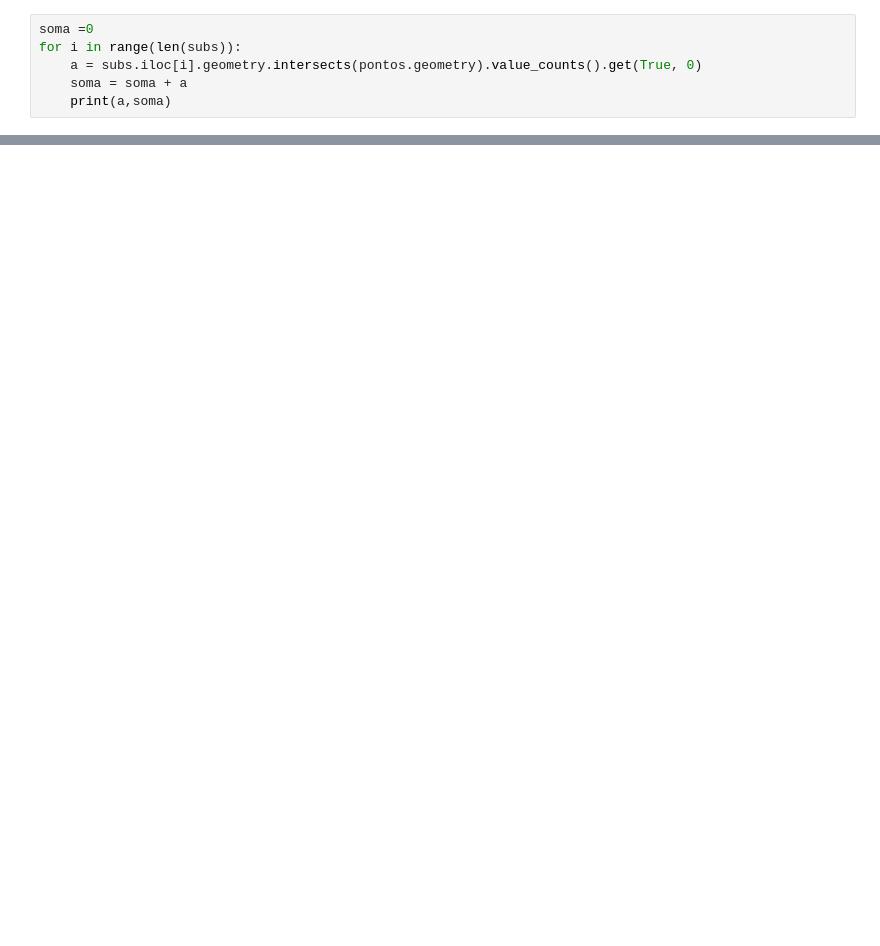
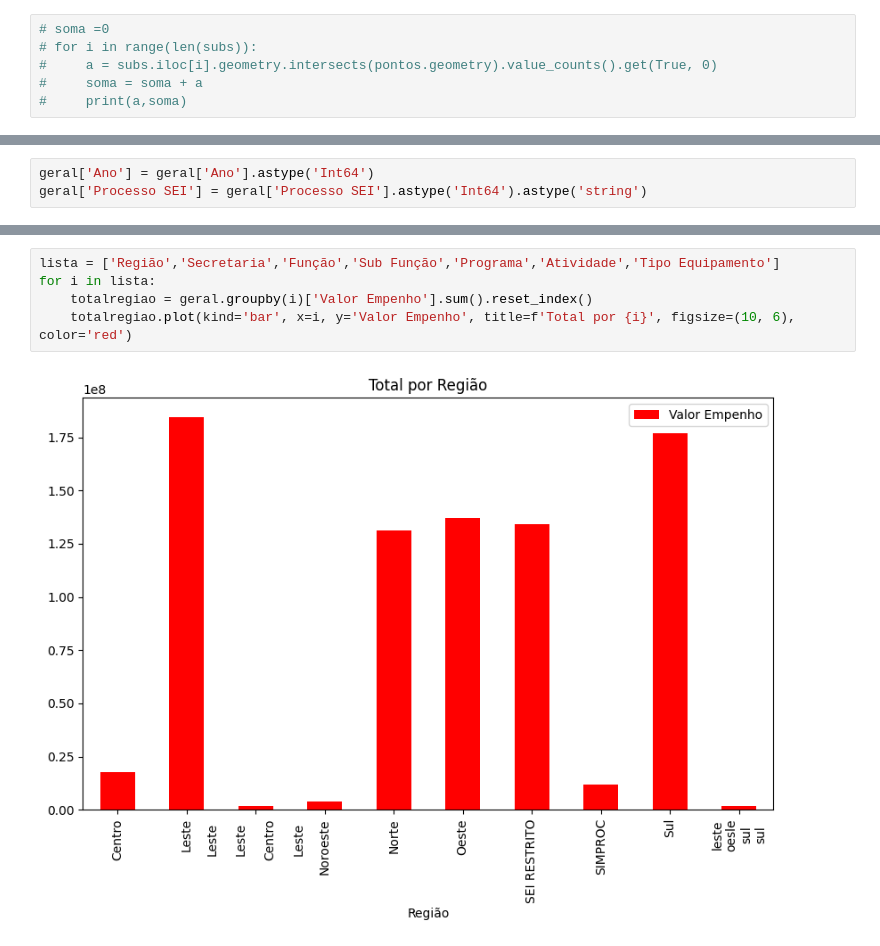
Before and after one commit to 4admin/Mapa1, a Jupyter notebook: newexplore.ipynb, the cells around one changed output, grey strips where cells are left out. Cells and saved outputs as stored; diff of their text form; blank space fills up the shorter version.

```diff
--- a/newexplore.ipynb
+++ b/newexplore.ipynb
@@ -36,7 +116,7 @@ subs.iloc[i].geometry.intersects(pontos.geometry).value_counts().get(True, 0)
 # %%
-soma =0
-for i in range(len(subs)):
-    a = subs.iloc[i].geometry.intersects(pontos.geometry).value_counts().get(True, 0)
-    soma = soma + a
-    print(a,soma)
+# soma =0
+# for i in range(len(subs)):
+#     a = subs.iloc[i].geometry.intersects(pontos.geometry).value_counts().get(True, 0)
+#     soma = soma + a
+#     print(a,soma)
 # %%
@@ -49,0 +162,3 @@ b = gpd.sjoin(pontos, distritos, how="left", predicate="within")
+# %%
+geral['Ano'] = geral['Ano'].astype('Int64')
+geral['Processo SEI'] = geral['Processo SEI'].astype('Int64').astype('string')
@@ -49,0 +582,7 @@ b = gpd.sjoin(pontos, distritos, how="left", predicate="within")
+# %%
+lista = ['Região','Secretaria','Função','Sub Função','Programa','Atividade','Tipo Equipamento']
+for i in lista:
+    totalregiao = geral.groupby(i)['Valor Empenho'].sum().reset_index()
+    totalregiao.plot(kind='bar', x=i, y='Valor Empenho', title=f'Total por {i}', figsize=(10, 6), color='red')
+# %% [output]
+[figure, added]
```
Also changed, not shown: parts of 55 cells of this notebook, 19 other files.
